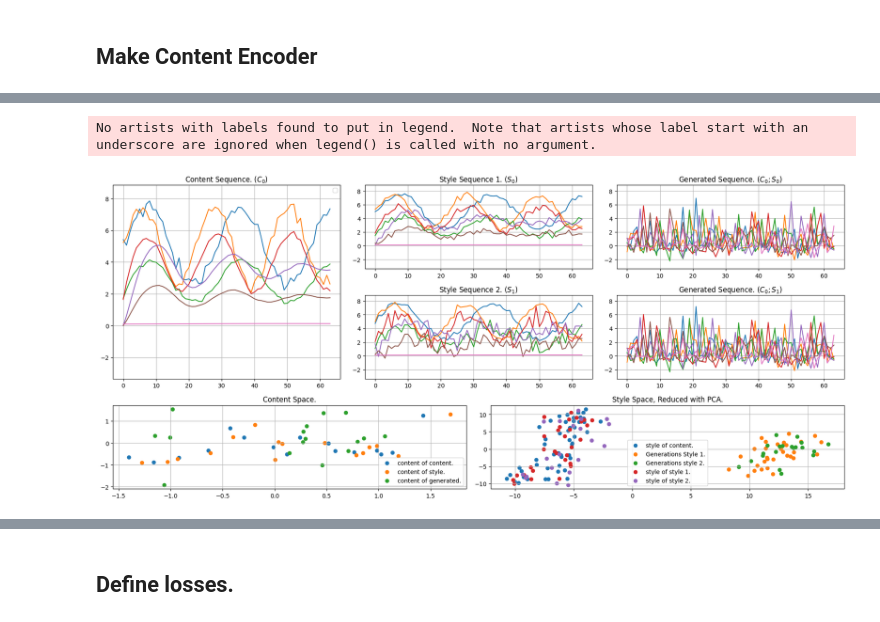
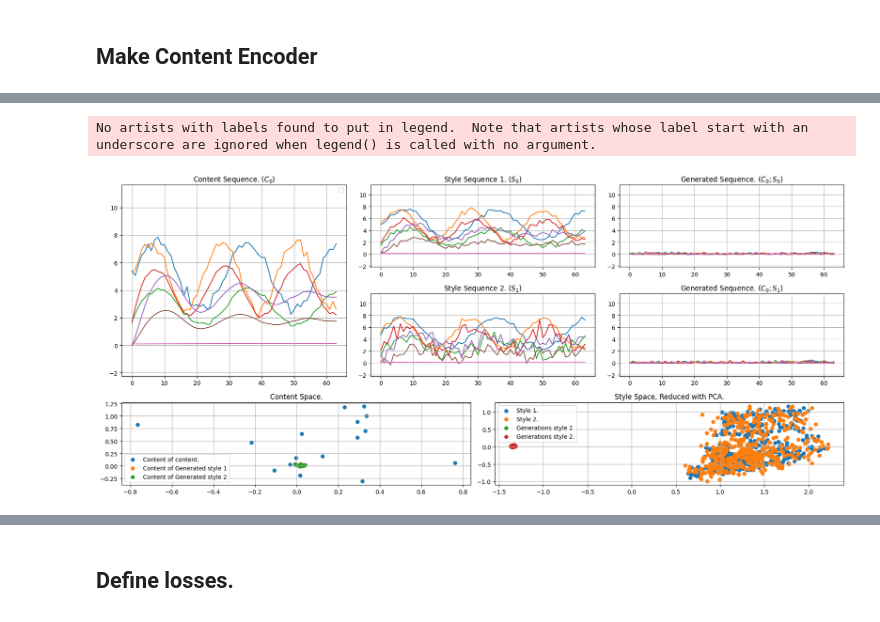
Before and after one commit to Henri-Hoyez/TimeSeriesStyleTransfer, a Jupyter notebook: 2024-03-27 - Time Series Style Transfer.ipynb, the cells around one changed output, grey strips where cells are left out. Saved outputs shown, nothing was run; the diff lists cells and outputs as text; code cells hidden in the pictures.

Commit message:
Correct Train step and add TSTR evaluation.

```diff
--- a/2024-03-27 - Time Series Style Transfer.ipynb
+++ b/2024-03-27 - Time Series Style Transfer.ipynb
@@ -186,8 +179,10 @@ def make_style_dataset(train_batch_size:int=BS, valid_batch_size:int=VALID_BATCH
 
     return style_dset_train, style_dset_valid
 # %%
-content_dset_train, content_dset_valid = pd_to_tf_dset(CONTENT_DATASET_PATH, BS, VALID_BATCH_SIZE)
-style_dset_train, style_dset_valid = make_style_dataset(BS, VALID_BATCH_SIZE)
+content_dset_train, content_dset_valid = pd_to_tf_dset(CONTENT_DATASET_PATH, BS+1, VALID_BATCH_SIZE)
+style1_dset_train, style1_dset_valid = pd_to_tf_dset(STYLE_DATASET_PATHS[0], BS, VALID_BATCH_SIZE)
+style2_dset_train, style2_dset_valid = pd_to_tf_dset(STYLE_DATASET_PATHS[1], BS, VALID_BATCH_SIZE)
+# style_dset_train, style_dset_valid = make_style_dataset(BS, VALID_BATCH_SIZE)
 # %% [output]
 [+] Reducing Train set size...
 [+] Reducing Train set size...
@@ -377,48 +408,38 @@ seed_style2_valid = get_batches(valid_dset_s2, 25)
 # %%
-from sklearn.decomposition import PCA
-
-def plot_generated_sequence2(content_sequences, style_sequences, style_labels, show=False):
-
-    style_1_sequence = style_sequences[style_labels == 0][0]
-    style_2_sequence = style_sequences[style_labels == 1][0]
-    content_sequence_for_model = tf.gather(content_sequences, [0, 0])
-    style_for_the_model = tf.stack([style_1_sequence, style_2_sequence])
+def plot_generated_sequence2(content_sequences, style1_sequences, style2_sequences, show=False):
 
     # Make Generated sequence for visualization.
-    content_of_content = content_encoder(content_sequence_for_model, training=False)
-    style_of_style= style_encoder(style_for_the_model, training=False)
-    generated_sequences = decoder([content_of_content, style_of_style], training=False)
+    content_of_content = content_encoder(content_sequences, training=False)
+    style_of_style1= style_encoder(style1_sequences, training=False)
+    style1_generated = decoder([content_of_content, style_of_style1], training=False)
 
+    style_of_style2 = style_encoder(style2_sequences, training=False)
+    style2_generated = decoder([content_of_content, style_of_style2], training=False)
 
-    # Make the computation for the scatter plots
-    content_of_style = content_encoder(style_sequences, training=False)
-    style_of_style = style_encoder(style_sequences, training=False)
+    c_style1_generated = content_encoder(style1_generated, training=False)
+    s_style1_generated = style_encoder(style1_generated, training=False)
 
-    content_of_content = content_encoder(content_sequences, training=False)
-    style_of_content = style_encoder(content_sequences, training=False)
-
-    generations = decoder([content_of_content, style_of_style], training=False)
-
-    content_of_generated = content_encoder(generations, training=False)
-    style_of_generated = style_encoder(generations, training=False)
+    c_style2_generated = content_encoder(style2_generated, training=False)
+    s_style2_generated = style_encoder(style2_generated, training=False)
 
     # Reduce the Style Vector for visualization purposes.
     pca = PCA(2)
-    style_vectors = np.vstack([style_of_content, style_of_style, style_of_generated])
+    style_vectors = np.vstack(
+        [   style_of_style1,
+            style_of_style2,
+            s_style1_generated,
+            s_style2_generated
+        ])
 
     pca.fit(style_vectors)
 
-    reduced_style_content=pca.transform(style_of_content)
-    reduced_style_generations=pca.transform(style_of_generated)
-    reduced_style_style = pca.transform(style_of_style)
+    reduced_style1 = pca.transform(style_of_style1)
+    reduced_style2 = pca.transform(style_of_style2)
+    reduced_style1_generated = pca.transform(s_style1_generated)
+    reduced_style2_generated = pca.transform(s_style2_generated)
 
-    reduced_style1 = reduced_style_style[style_labels == 0, :]
-    reduced_style2 = reduced_style_style[style_labels == 1, :]
 
-    generated_style1 = reduced_style_generations[style_labels == 0, :]
-    generated_style2 = reduced_style_generations[style_labels == 1, :]
-
-    all_values = np.array([content_sequence_for_model, style_for_the_model, generated_sequences])
+    all_values = np.array([content_sequences, style1_sequences, style2_sequences])
     _min, _max = np.min(all_values)-1, np.max(all_values)+ 1
 
     fig= plt.figure(figsize=(18, 8))
@@ -426,7 +447,7 @@ def plot_generated_sequence2(content_sequences, style_sequences, style_labels, s
 
     ax00 = fig.add_subplot(spec[0:2, :2])
     ax00.set_title('Content Sequence. ($C_0$)')
-    ax00.plot(content_sequence_for_model[0])
+    ax00.plot(content_sequences[0])
     ax00.set_ylim(_min, _max)
     ax00.grid(True)
     ax00.legend()
@@ -434,55 +455,53 @@ def plot_generated_sequence2(content_sequences, style_sequences, style_labels, s
 # #######
     ax01 = fig.add_subplot(spec[0, 2:4])
     ax01.set_title('Style Sequence 1. ($S_0$)')
-    ax01.plot(style_1_sequence)
+    ax01.plot(style1_sequences[0])
     ax01.set_ylim(_min, _max)
     ax01.grid(True)
 
     ax11 = fig.add_subplot(spec[1, 2:4])
     ax11.set_title("Style Sequence 2. ($S_1$)")
-    ax11.plot(style_2_sequence)
+    ax11.plot(style2_sequences[0])
     ax11.set_ylim(_min, _max)
     ax11.grid(True)
 
 # #######
     ax02 = fig.add_subplot(spec[0, 4:])
     ax02.set_title('Generated Sequence. ($C_0; S_0$)')
-    ax02.plot(generated_sequences[0, :])
+    ax02.plot(style1_generated[0])
     ax02.set_ylim(_min, _max)
     ax02.grid(True)
 
     ax12 = fig.add_subplot(spec[1, 4:])
     ax12.set_title('Generated Sequence. ($C_0; S_1$)')
-    ax12.plot(generated_sequences[1, :])
+    ax12.plot(style2_generated[1])
     ax12.set_ylim(_min, _max)
     ax12.grid(True)
 
 # #####
     ax10 = fig.add_subplot(spec[2, :3])
     ax10.set_title('Content Space.')
-    ax10.scatter(content_of_content[0, :, 0], content_of_content[0, :, 1],  label='content of content.')
-    ax10.scatter(content_of_style[0, :, 0], content_of_style[0, :, 1], label='content of style.')
-    ax10.scatter(content_of_generated[0, :, 0], content_of_generated[0, :, 1],  label='content of generated.')
+    ax10.scatter(content_of_content[0, :, 0], content_of_content[0, :, 1],  label='Content of content.')
+    ax10.scatter(c_style1_generated[0, :, 0], c_style1_generated[0, :, 1], label='Content of Generated style 1')
+    ax10.scatter(c_style2_generated[0, :, 0], c_style2_generated[0, :, 1],  label='Content of Generated style 2')
     ax10.grid(True)
     ax10.legend()
 
     ax11 = fig.add_subplot(spec[2, 3:])
     ax11.set_title('Style Space, Reduced with PCA.')
-    ax11.scatter(reduced_style_content[:, 0], reduced_style_content[:, 1], label='style of content.')
-    ax11.scatter(generated_style1[:, 0], generated_style1[:, 1], label='Generations Style 1.')
-    ax11.scatter(generated_style2[:, 0], generated_style2[:, 1], label='Generations style 2.')
-
-    ax11.scatter(reduced_style1[:, 0], reduced_style1[:, 1], label='style of style 1.')
-    ax11.scatter(reduced_style2[:, 0], reduced_style2[:, 1], label='style of style 2.')
+    ax11.scatter(reduced_style1[:, 0], reduced_style1[:, 1], label='Style 1.')
+    ax11.scatter(reduced_style2[:, 0], reduced_style2[:, 1], label='Style 2.')
+    ax11.scatter(reduced_style1_generated[:, 0], reduced_style1_generated[:, 1], label='Generations style 2.')
+    ax11.scatter(reduced_style2_generated[:, 0], reduced_style2_generated[:, 1], label='Generations style 2.')
 
     ax11.grid(True)
     ax11.legend()
 
     plt.tight_layout()
 
     return fig
 
-plot_generated_sequence2(valid_seed_content, valid_seed_style, valid_seed_style_label)
+plot_generated_sequence2(seed_content_valid, seed_style1_valid, seed_style2_valid)
 # %% [output]
 No artists with labels found to put in legend.  Note that artists whose label start with an underscore are ignored when legend() is called with no argument.
-[figure, old version]
+[figure, new version]
```
Also changed, not shown: parts of 20 cells of this notebook, 1 other file.
